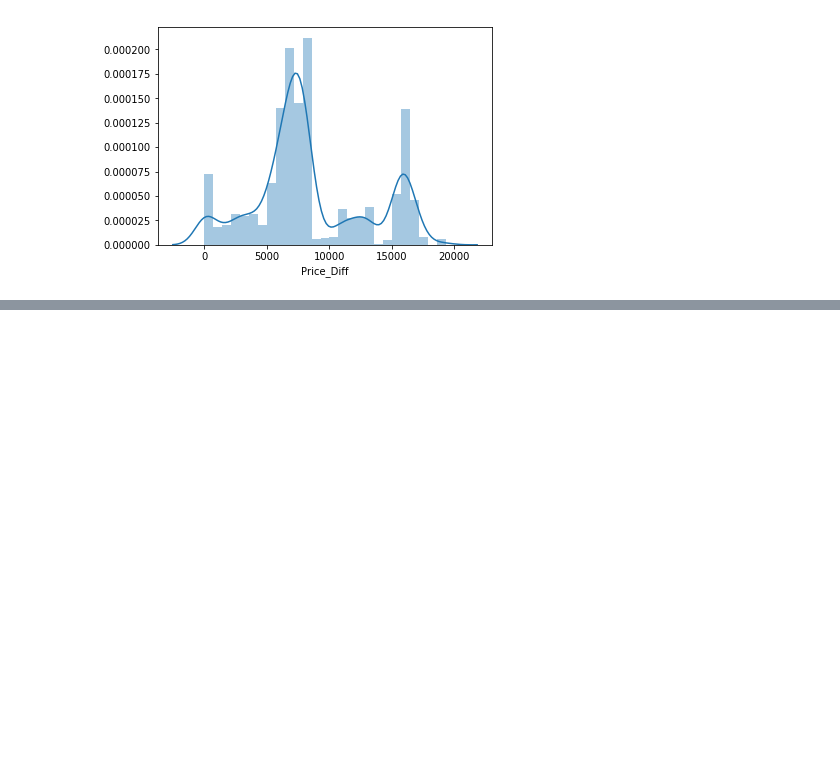
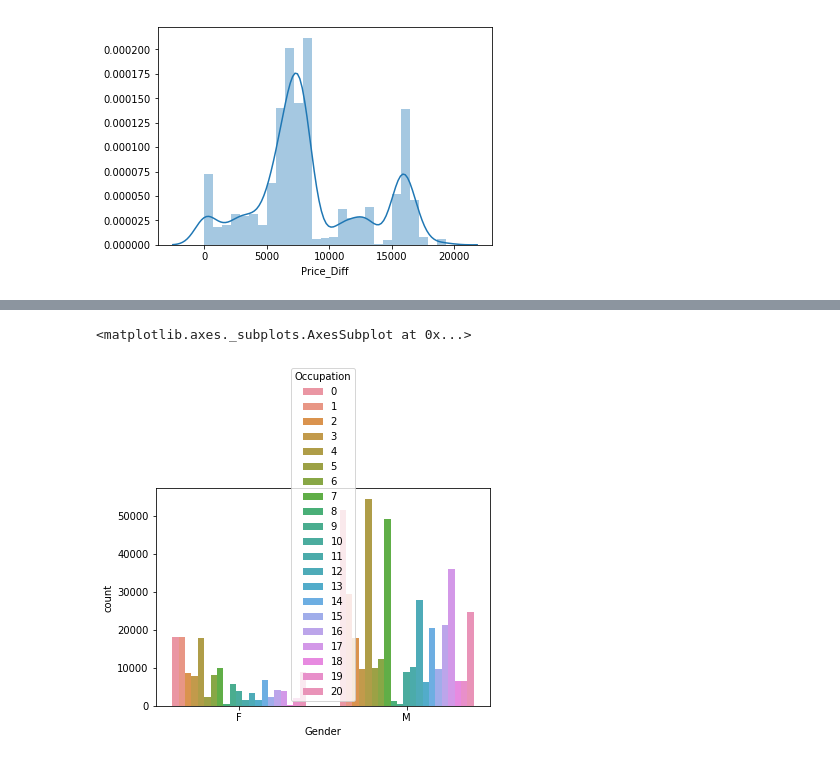
Before and after one commit to jbsolis/Black-Friday-Sales, a Jupyter notebook: EDA.ipynb, the cells around one changed output, grey strips where cells are left out. Saved outputs shown, nothing was run; the diff lists cells and outputs as text; code cells hidden in the pictures; blank space fills up the shorter version.

```diff
--- a/EDA.ipynb
+++ b/EDA.ipynb
@@ -128,0 +157,5 @@ customer_repeat = train.groupby(by = ["User_ID", "Product_ID"],
+# %%
+sns.countplot(train.Gender, hue = train.Occupation)
+# %% [output]
+<matplotlib.axes._subplots.AxesSubplot at 0x...>
+[figure, added]
```
Also changed, not shown: parts of 15 cells of this notebook.
